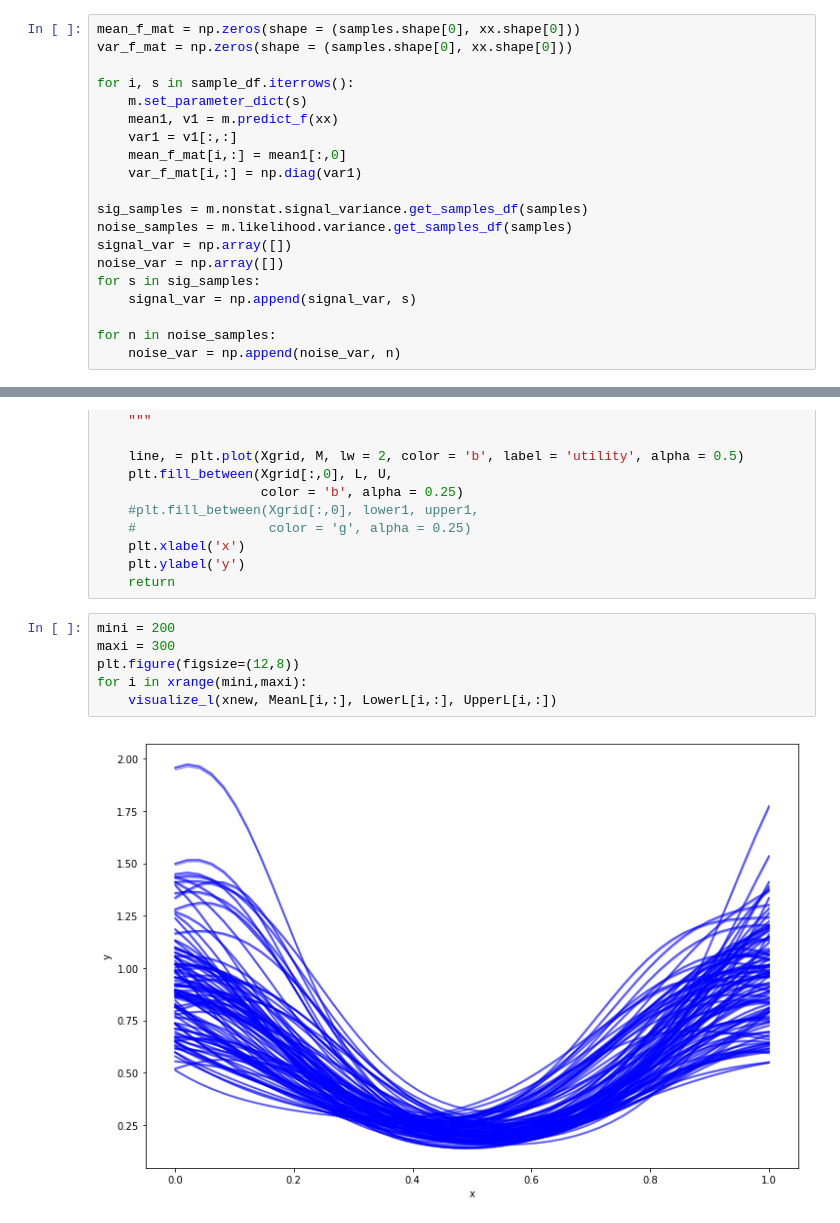
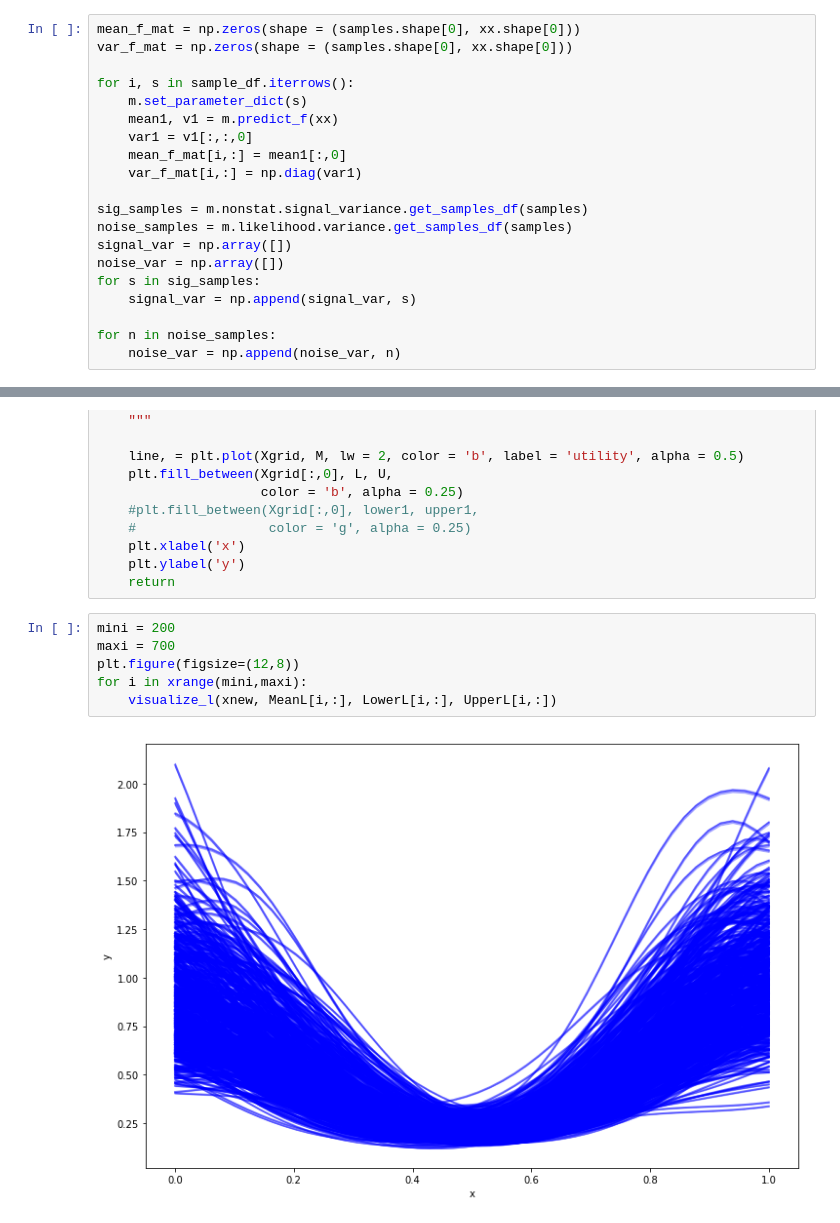
Before and after one commit to nawalgao/AdaptiveGPFlow, a Jupyter notebook: notebooks/adaptive_l_ex2.ipynb, the cells around one changed output, grey strips where cells are left out. Saved outputs shown, nothing was run; the diff lists cells and outputs as text.

```diff
--- a/notebooks/adaptive_l_ex2.ipynb
+++ b/notebooks/adaptive_l_ex2.ipynb
@@ -178,7 +178,7 @@ var_f_mat = np.zeros(shape = (samples.shape[0], xx.shape[0]))
 for i, s in sample_df.iterrows():
     m.set_parameter_dict(s)
     mean1, v1 = m.predict_f(xx)
-    var1 = v1[:,:]
+    var1 = v1[:,:,0]
     mean_f_mat[i,:] = mean1[:,0]
     var_f_mat[i,:] = np.diag(var1)
 
@@ -249,9 +252,9 @@ def visualize_l(Xgrid, M, L, U):
     return
 # %%
 mini = 200
-maxi = 300
+maxi = 700
 plt.figure(figsize=(12,8))
 for i in xrange(mini,maxi):
     visualize_l(xnew, MeanL[i,:], LowerL[i,:], UpperL[i,:])
 # %% [output]
-[figure, old version]
+[figure, new version]
```
Also changed, not shown: parts of 9 cells of this notebook, 8 other files.
